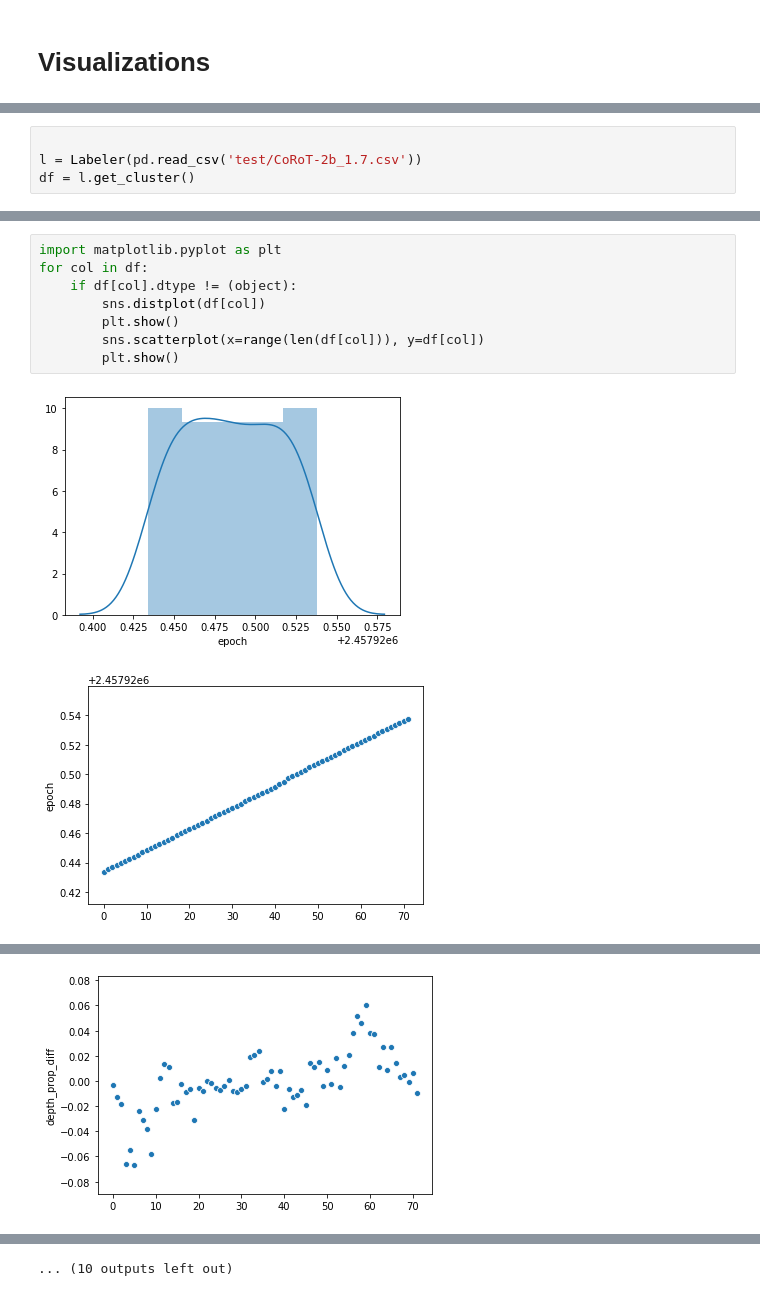
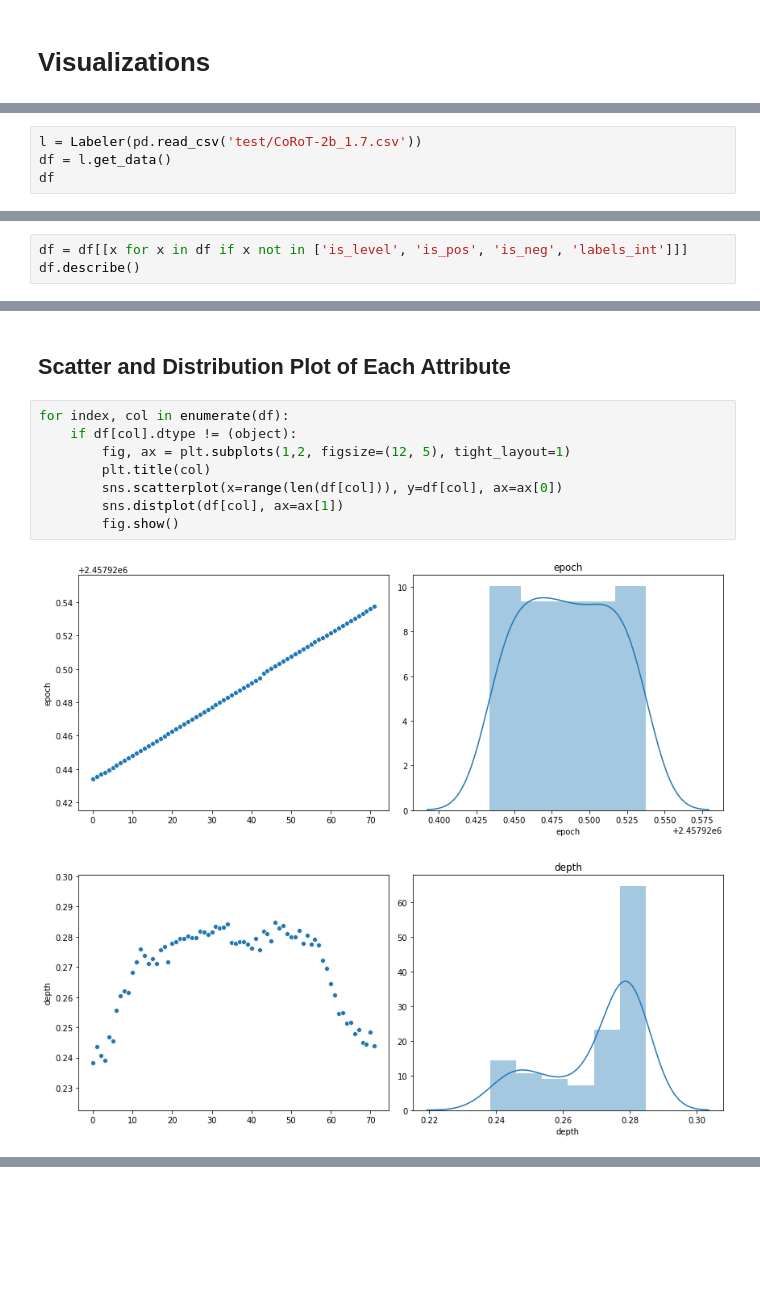
Before and after one commit to Campbelld226/capstone, a Jupyter notebook: Visualizations Extended.ipynb, the cells around one changed output, grey strips where cells are left out. Cells and saved outputs as stored; diff of their text form; blank space fills up the shorter version.

```diff
--- a/Visualizations Extended.ipynb
+++ b/Visualizations Extended.ipynb
@@ -6,5 +13,5 @@ from Labeler import Labeler
 # %%
-
 l = Labeler(pd.read_csv('test/CoRoT-2b_1.7.csv'))
-df = l.get_cluster()
+df = l.get_data()
+df
 # %% [output]
@@ -50,0 +56,3 @@ df.describe()
+# %%
+df = df[[x for x in df if x not in ['is_level', 'is_pos', 'is_neg', 'labels_int']]]
+df.describe()
@@ -51,11 +69,13 @@ df.describe()
+# %% [markdown]
+## Scatter and Distribution Plot of Each Attribute
 # %%
-import matplotlib.pyplot as plt
-for col in df:
+for index, col in enumerate(df):
     if df[col].dtype != (object):
-        sns.distplot(df[col])
-        plt.show()
-        sns.scatterplot(x=range(len(df[col])), y=df[col])
-        plt.show()
+        fig, ax = plt.subplots(1,2, figsize=(12, 5), tight_layout=1)
+        plt.title(col)
+        sns.scatterplot(x=range(len(df[col])), y=df[col], ax=ax[0])
+        sns.distplot(df[col], ax=ax[1])
+        fig.show()
 # %% [output]
-[figure, old version]
+[figure, new version]
-[figure, old version]
+[figure, new version]
@@ -67 +86,0 @@ for col in df:
-[figure, removed]
@@ -72 +86,0 @@ for col in df:
-... (10 outputs left out)
```
Also changed, not shown: parts of 10 cells of this notebook, 1 other file.
